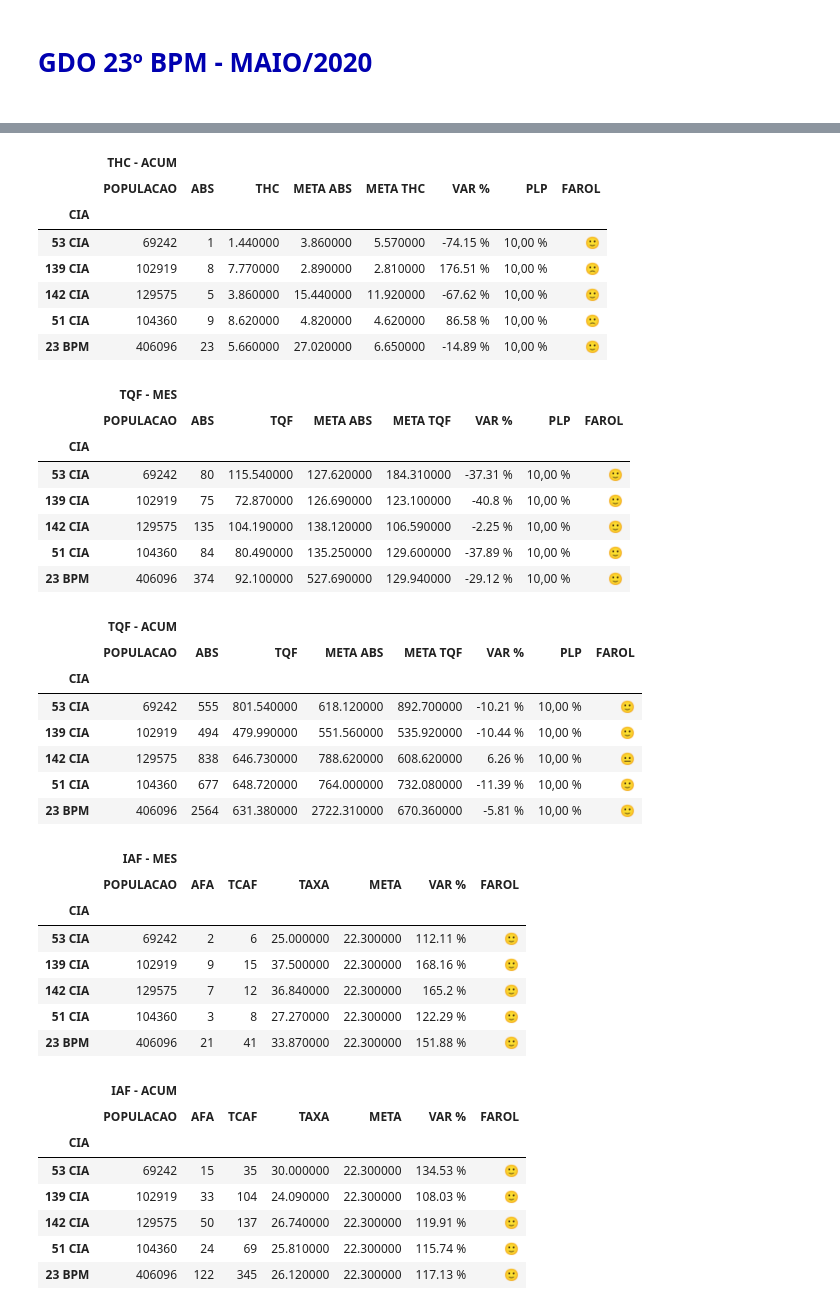
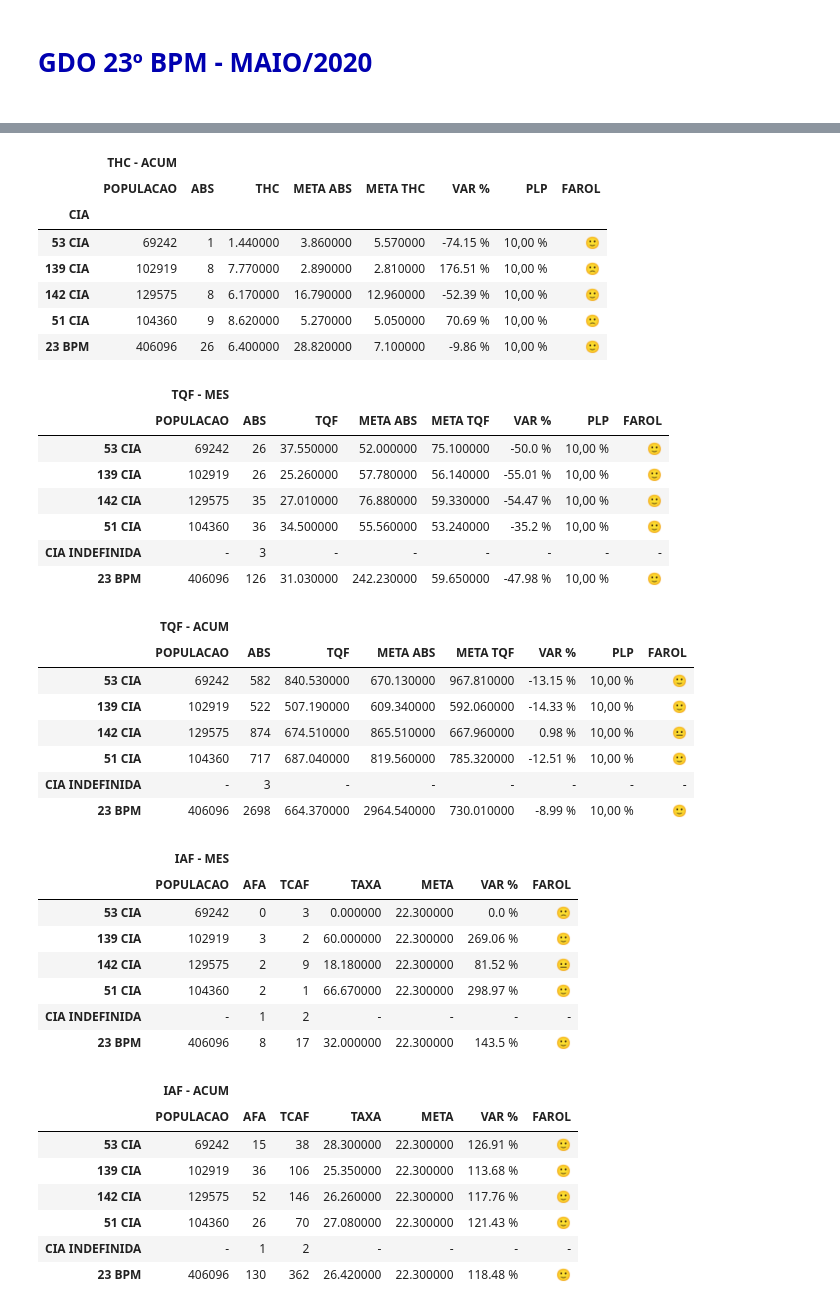
Before and after one commit to WENDEL4891/gdo-pandas, a Jupyter notebook: Dados do Armazém.ipynb, the cells around one changed output, grey strips where cells are left out. Saved outputs shown, nothing was run; the diff lists cells and outputs as text; code cells hidden in the pictures.

```diff
--- a/Dados do Armazém.ipynb
+++ b/Dados do Armazém.ipynb
@@ -1,5 +1,3 @@
 # %% [markdown]
 <h1 style='color: #0000b0'> GDO 23º BPM - MAIO/2020</h1>
 <h2 style='color: #008000'></h2>
-# %%
-pd.options.display.max_rows = 999
@@ -103,6 +4,6 @@ bd_dados['tqf'][
 # %%
 %run -i funcs_armazem.py
-# bd_dados, tables = get_gdo_tables('parcial')
-bd_dados, tables = get_gdo_tables('mes_fechado', 5)
+bd_dados, tables = get_gdo_tables('parcial')
+# bd_dados, tables = get_gdo_tables('mes_fechado', 5)
 show_tables(tables)
 # %% [output]
@@ -149,43 +50,43 @@ WARNING *** OLE2 inconsistency: SSCS size is 0 but SSAT size is non-zero
 |  | THC - ACUM |  |  |  |  |  |  |  |
 |  | POPULACAO | ABS | THC | META ABS | META THC | VAR % | PLP | FAROL |
 | CIA |  |  |  |  |  |  |  |  |
 | 53 CIA | 69242 | 1 | 1.440000 | 3.860000 | 5.570000 | -74.15 % | 10,00 % | 🙂 |
 | 139 CIA | 102919 | 8 | 7.770000 | 2.890000 | 2.810000 | 176.51 % | 10,00 % | 🙁 |
-| 142 CIA | 129575 | 5 | 3.860000 | 15.440000 | 11.920000 | -67.62 % | 10,00 % | 🙂 |
-| 51 CIA | 104360 | 9 | 8.620000 | 4.820000 | 4.620000 | 86.58 % | 10,00 % | 🙁 |
-| 23 BPM | 406096 | 23 | 5.660000 | 27.020000 | 6.650000 | -14.89 % | 10,00 % | 🙂 |
+| 142 CIA | 129575 | 8 | 6.170000 | 16.790000 | 12.960000 | -52.39 % | 10,00 % | 🙂 |
+| 51 CIA | 104360 | 9 | 8.620000 | 5.270000 | 5.050000 | 70.69 % | 10,00 % | 🙁 |
+| 23 BPM | 406096 | 26 | 6.400000 | 28.820000 | 7.100000 | -9.86 % | 10,00 % | 🙂 |
 |  | TQF - MES |  |  |  |  |  |  |  |
 |  | POPULACAO | ABS | TQF | META ABS | META TQF | VAR % | PLP | FAROL |
-| CIA |  |  |  |  |  |  |  |  |
-| 53 CIA | 69242 | 80 | 115.540000 | 127.620000 | 184.310000 | -37.31 % | 10,00 % | 🙂 |
-| 139 CIA | 102919 | 75 | 72.870000 | 126.690000 | 123.100000 | -40.8 % | 10,00 % | 🙂 |
-| 142 CIA | 129575 | 135 | 104.190000 | 138.120000 | 106.590000 | -2.25 % | 10,00 % | 🙂 |
-| 51 CIA | 104360 | 84 | 80.490000 | 135.250000 | 129.600000 | -37.89 % | 10,00 % | 🙂 |
-| 23 BPM | 406096 | 374 | 92.100000 | 527.690000 | 129.940000 | -29.12 % | 10,00 % | 🙂 |
+| 53 CIA | 69242 | 26 | 37.550000 | 52.000000 | 75.100000 | -50.0 % | 10,00 % | 🙂 |
+| 139 CIA | 102919 | 26 | 25.260000 | 57.780000 | 56.140000 | -55.01 % | 10,00 % | 🙂 |
+| 142 CIA | 129575 | 35 | 27.010000 | 76.880000 | 59.330000 | -54.47 % | 10,00 % | 🙂 |
+| 51 CIA | 104360 | 36 | 34.500000 | 55.560000 | 53.240000 | -35.2 % | 10,00 % | 🙂 |
+| CIA INDEFINIDA | - | 3 | - | - | - | - | - | - |
+| 23 BPM | 406096 | 126 | 31.030000 | 242.230000 | 59.650000 | -47.98 % | 10,00 % | 🙂 |
 |  | TQF - ACUM |  |  |  |  |  |  |  |
 |  | POPULACAO | ABS | TQF | META ABS | META TQF | VAR % | PLP | FAROL |
-| CIA |  |  |  |  |  |  |  |  |
-| 53 CIA | 69242 | 555 | 801.540000 | 618.120000 | 892.700000 | -10.21 % | 10,00 % | 🙂 |
-| 139 CIA | 102919 | 494 | 479.990000 | 551.560000 | 535.920000 | -10.44 % | 10,00 % | 🙂 |
-| 142 CIA | 129575 | 838 | 646.730000 | 788.620000 | 608.620000 | 6.26 % | 10,00 % | 😐 |
-| 51 CIA | 104360 | 677 | 648.720000 | 764.000000 | 732.080000 | -11.39 % | 10,00 % | 🙂 |
-| 23 BPM | 406096 | 2564 | 631.380000 | 2722.310000 | 670.360000 | -5.81 % | 10,00 % | 🙂 |
+| 53 CIA | 69242 | 582 | 840.530000 | 670.130000 | 967.810000 | -13.15 % | 10,00 % | 🙂 |
+| 139 CIA | 102919 | 522 | 507.190000 | 609.340000 | 592.060000 | -14.33 % | 10,00 % | 🙂 |
+| 142 CIA | 129575 | 874 | 674.510000 | 865.510000 | 667.960000 | 0.98 % | 10,00 % | 😐 |
+| 51 CIA | 104360 | 717 | 687.040000 | 819.560000 | 785.320000 | -12.51 % | 10,00 % | 🙂 |
+| CIA INDEFINIDA | - | 3 | - | - | - | - | - | - |
+| 23 BPM | 406096 | 2698 | 664.370000 | 2964.540000 | 730.010000 | -8.99 % | 10,00 % | 🙂 |
 |  | IAF - MES |  |  |  |  |  |  |
 |  | POPULACAO | AFA | TCAF | TAXA | META | VAR % | FAROL |
-| CIA |  |  |  |  |  |  |  |
-| 53 CIA | 69242 | 2 | 6 | 25.000000 | 22.300000 | 112.11 % | 🙂 |
-| 139 CIA | 102919 | 9 | 15 | 37.500000 | 22.300000 | 168.16 % | 🙂 |
-| 142 CIA | 129575 | 7 | 12 | 36.840000 | 22.300000 | 165.2 % | 🙂 |
-| 51 CIA | 104360 | 3 | 8 | 27.270000 | 22.300000 | 122.29 % | 🙂 |
-| 23 BPM | 406096 | 21 | 41 | 33.870000 | 22.300000 | 151.88 % | 🙂 |
+| 53 CIA | 69242 | 0 | 3 | 0.000000 | 22.300000 | 0.0 % | 🙁 |
+| 139 CIA | 102919 | 3 | 2 | 60.000000 | 22.300000 | 269.06 % | 🙂 |
+| 142 CIA | 129575 | 2 | 9 | 18.180000 | 22.300000 | 81.52 % | 😐 |
+| 51 CIA | 104360 | 2 | 1 | 66.670000 | 22.300000 | 298.97 % | 🙂 |
+| CIA INDEFINIDA | - | 1 | 2 | - | - | - | - |
+| 23 BPM | 406096 | 8 | 17 | 32.000000 | 22.300000 | 143.5 % | 🙂 |
 |  | IAF - ACUM |  |  |  |  |  |  |
 |  | POPULACAO | AFA | TCAF | TAXA | META | VAR % | FAROL |
-| CIA |  |  |  |  |  |  |  |
-| 53 CIA | 69242 | 15 | 35 | 30.000000 | 22.300000 | 134.53 % | 🙂 |
-| 139 CIA | 102919 | 33 | 104 | 24.090000 | 22.300000 | 108.03 % | 🙂 |
-| 142 CIA | 129575 | 50 | 137 | 26.740000 | 22.300000 | 119.91 % | 🙂 |
-| 51 CIA | 104360 | 24 | 69 | 25.810000 | 22.300000 | 115.74 % | 🙂 |
-| 23 BPM | 406096 | 122 | 345 | 26.120000 | 22.300000 | 117.13 % | 🙂 |
+| 53 CIA | 69242 | 15 | 38 | 28.300000 | 22.300000 | 126.91 % | 🙂 |
+| 139 CIA | 102919 | 36 | 106 | 25.350000 | 22.300000 | 113.68 % | 🙂 |
+| 142 CIA | 129575 | 52 | 146 | 26.260000 | 22.300000 | 117.76 % | 🙂 |
+| 51 CIA | 104360 | 26 | 70 | 27.080000 | 22.300000 | 121.43 % | 🙂 |
+| CIA INDEFINIDA | - | 1 | 2 | - | - | - | - |
+| 23 BPM | 406096 | 130 | 362 | 26.420000 | 22.300000 | 118.48 % | 🙂 |
 |  | TRI - MES |  |  |  |  |  |  |
 |  | POPULACAO | NPAA | TRCV | TAXA | META | VAR % | FAROL |
 | CIA |  |  |  |  |  |  |  |
```
Also changed, not shown: parts of 7 cells of this notebook, 3 other files.
